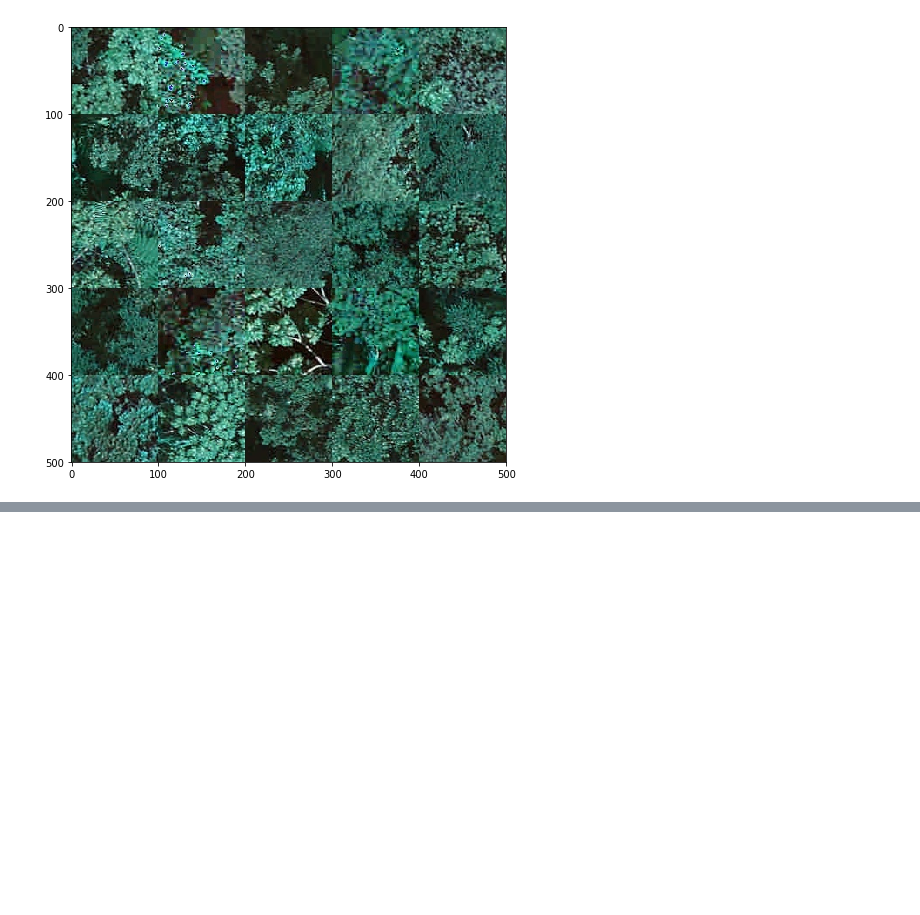
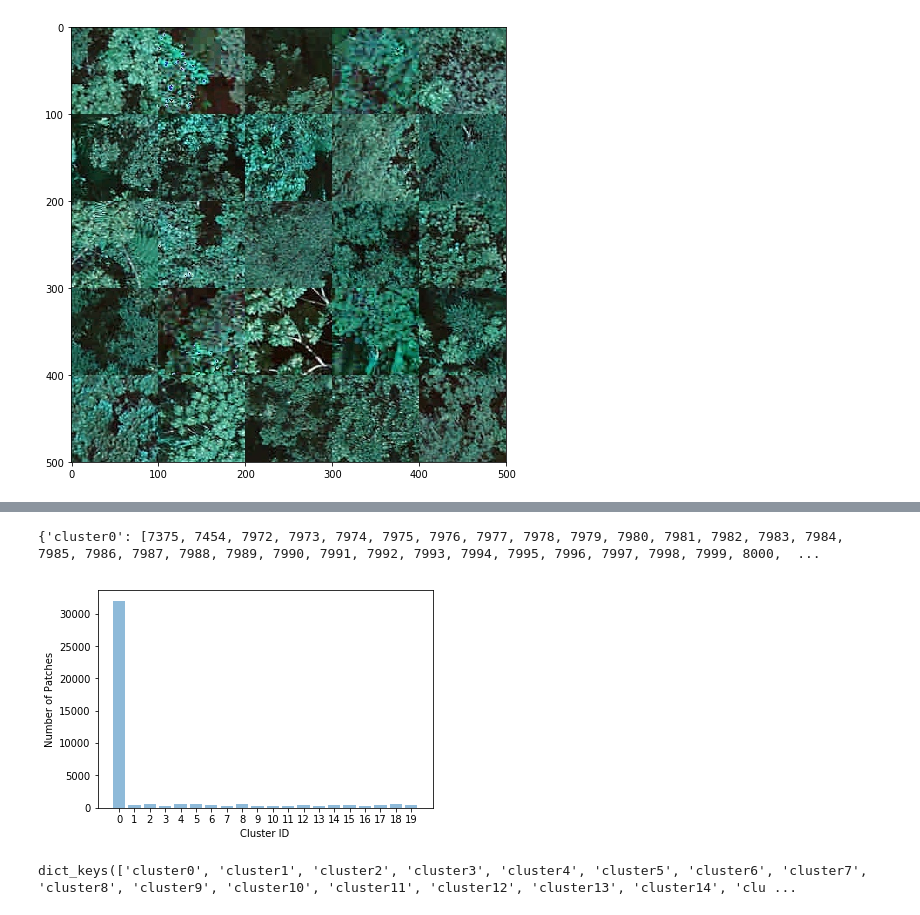
Before and after one commit to helenjin/APL, a Jupyter notebook: APL.ipynb, the cells around one changed output, grey strips where cells are left out. Cells and saved outputs as stored; diff of their text form; code cells hidden in the pictures; blank space fills up the shorter version.

Commit message:
tried to add ground labeling weak supervision part, but there may be something going wrong in the clustering

```diff
--- a/APL.ipynb
+++ b/APL.ipynb
@@ -735,0 +792,9 @@ plt.show()
+# %%
+import re
+cluster_ids = []
+
+for s in cluster_dict.keys():
+    #print(s.split())
+    cluster_ids.append(re.findall('\d+', s)[0])
+
+print(cluster_ids)
@@ -735,0 +827,22 @@ plt.show()
+# %%
+print(cluster_dict)
+# %% [output]
+{'cluster0': [7375, 7454, 7972, 7973, 7974, 7975, 7976, 7977, 7978, 7979, 7980, 7981, 7982, 7983, 7984, 7985, 7986, 7987, 7988, 7989, 7990, 7991, 7992, 7993, 7994, 7995, 7996, 7997, 7998, 7999, 8000,  ...
+# %%
+y_pos = np.arange(len(cluster_dict.keys()))
+sizes_of_clusters = [len(cluster) for cluster in cluster_dict.values()]
+
+plt.bar(y_pos, sizes_of_clusters, align='center', alpha=0.5)
+
+
+plt.xticks(y_pos, cluster_ids)
+plt.xlabel('Cluster ID')
+plt.ylabel('Number of Patches')
+
+plt.show()
+# %% [output]
+[figure, added]
+# %%
+cluster_dict.keys()
+# %% [output]
+dict_keys(['cluster0', 'cluster1', 'cluster2', 'cluster3', 'cluster4', 'cluster5', 'cluster6', 'cluster7', 'cluster8', 'cluster9', 'cluster10', 'cluster11', 'cluster12', 'cluster13', 'cluster14', 'clu ...
```
Also changed, not shown: parts of 16 cells of this notebook.
